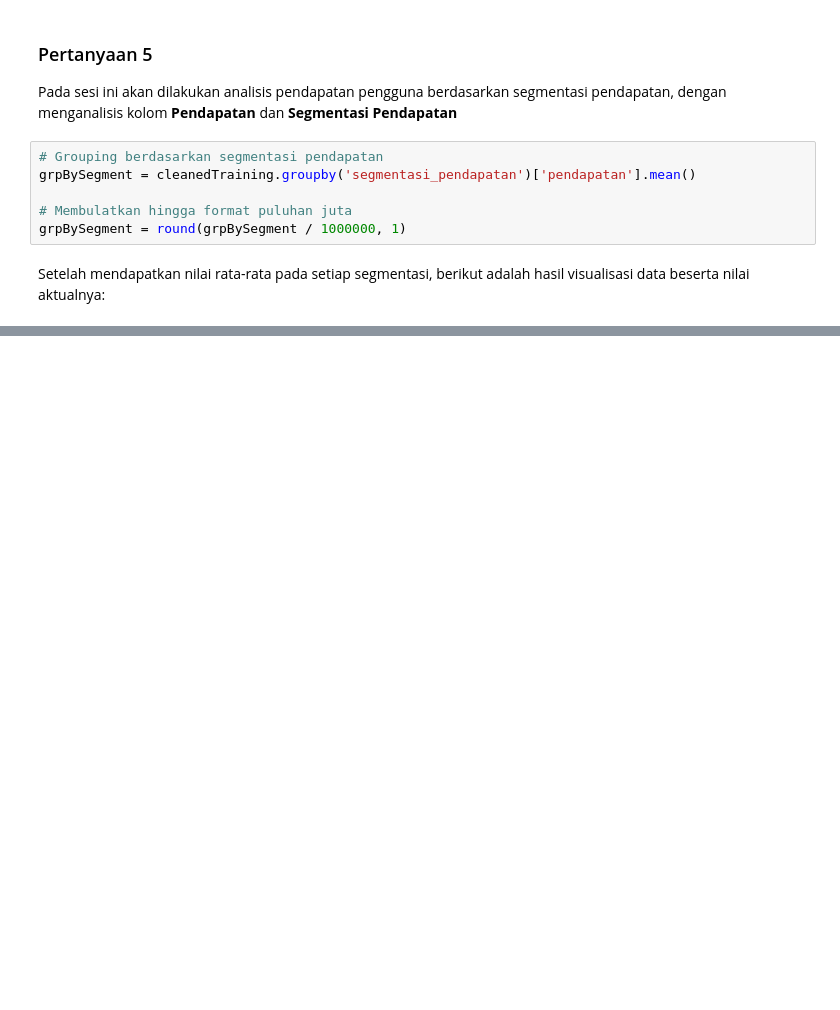
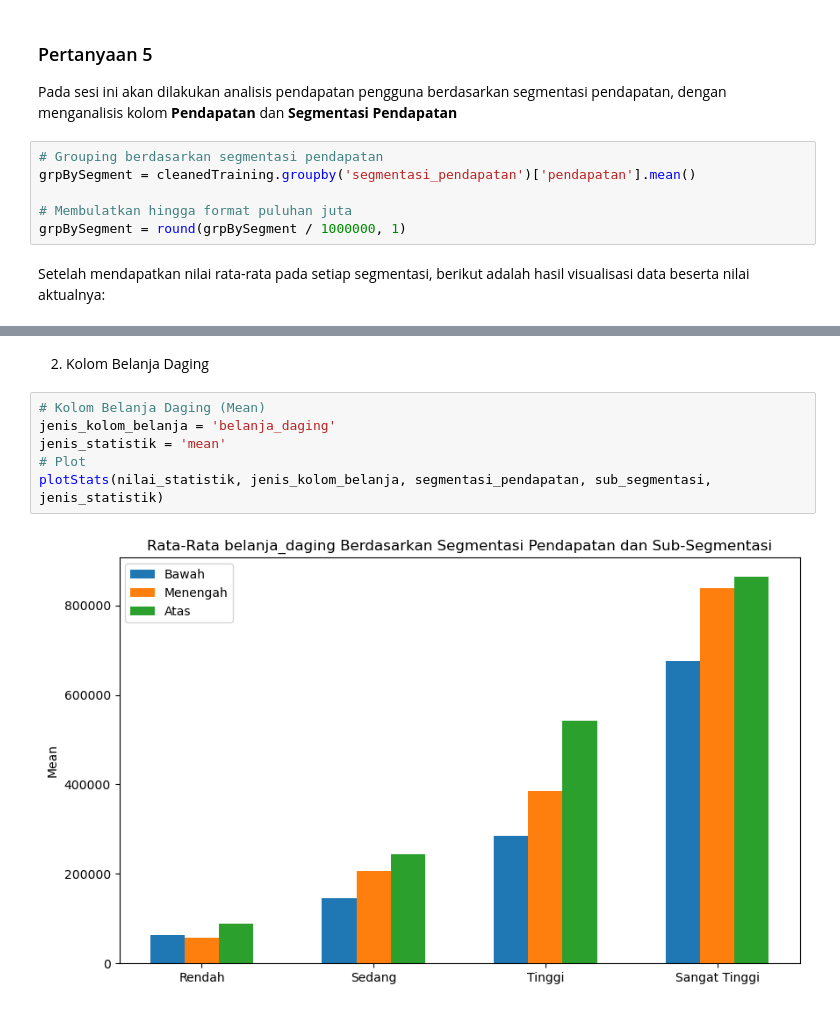
Before and after one commit to AFreborn22/superior_DA, a Jupyter notebook: SUPERIOR.ipynb, the cells around one changed output, grey strips where cells are left out. Saved outputs shown, nothing was run; the diff lists cells and outputs as text; blank space fills up the shorter version.

```diff
--- a/SUPERIOR.ipynb
+++ b/SUPERIOR.ipynb
@@ -1199,0 +965,10 @@ plt.show()
+# %% [markdown]
+2. Kolom Belanja Daging
+# %%
+# Kolom Belanja Daging (Mean)
+jenis_kolom_belanja = 'belanja_daging'
+jenis_statistik = 'mean'
+# Plot
+plotStats(nilai_statistik, jenis_kolom_belanja, segmentasi_pendapatan, sub_segmentasi, jenis_statistik)
+# %% [output]
+[figure, added]
```
Also changed, not shown: parts of 98 cells of this notebook.
